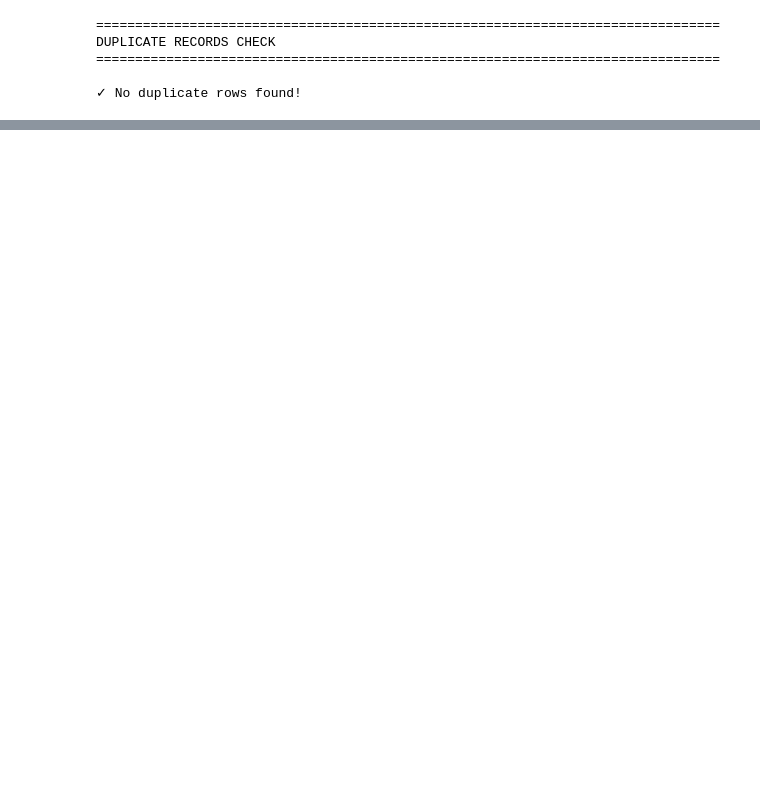
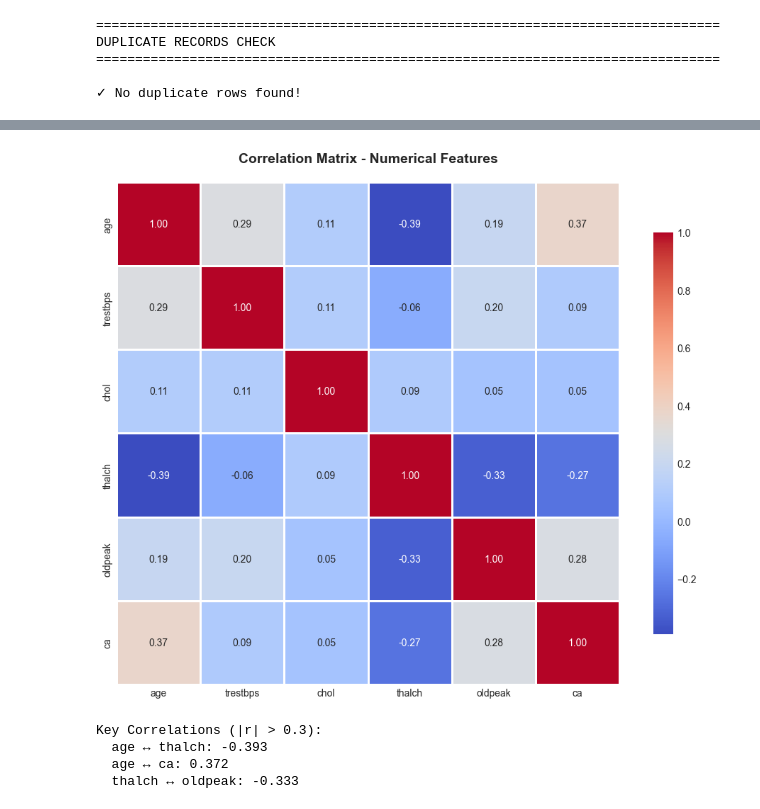
Before and after one commit to davidgit3000/Heart-Disease-Analysis-K-means-, a Jupyter notebook: heart_disease_clustering.ipynb, the cells around one changed output, grey strips where cells are left out. Saved outputs shown, nothing was run; the diff lists cells and outputs as text; code cells hidden in the pictures; blank space fills up the shorter version.

```diff
--- a/heart_disease_clustering.ipynb
+++ b/heart_disease_clustering.ipynb
@@ -327,0 +475,30 @@ DUPLICATE RECORDS CHECK
+# %%
+#27 Correlation matrix for numerical features
+# Select only numerical features (excluding id)
+numerical_features = ['age', 'trestbps', 'chol', 'thalch', 'oldpeak', 'ca']
+
+# Create correlation matrix (only for rows with complete data)
+corr_data = df[numerical_features].dropna()
+correlation_matrix = corr_data.corr()
+
+# Plot heatmap
+plt.figure(figsize=(10, 8))
+sns.heatmap(correlation_matrix, annot=True, fmt='.2f', cmap='coolwarm',
+            square=True, linewidths=1, cbar_kws={"shrink": 0.8})
+plt.title('Correlation Matrix - Numerical Features', fontsize=14, fontweight='bold', pad=20)
+plt.tight_layout()
+plt.show()
+
+print("\nKey Correlations (|r| > 0.3):")
+# Find strong correlations
+for i in range(len(correlation_matrix.columns)):
+    for j in range(i+1, len(correlation_matrix.columns)):
+        corr_val = correlation_matrix.iloc[i, j]
+        if abs(corr_val) > 0.3:
+            print(f"  {correlation_matrix.columns[i]} ↔ {correlation_matrix.columns[j]}: {corr_val:.3f}")
+# %% [output]
+[figure, added]
+Key Correlations (|r| > 0.3):
+  age ↔ thalch: -0.393
+  age ↔ ca: 0.372
+  thalch ↔ oldpeak: -0.333
```
Also changed, not shown: parts of 34 cells of this notebook.
